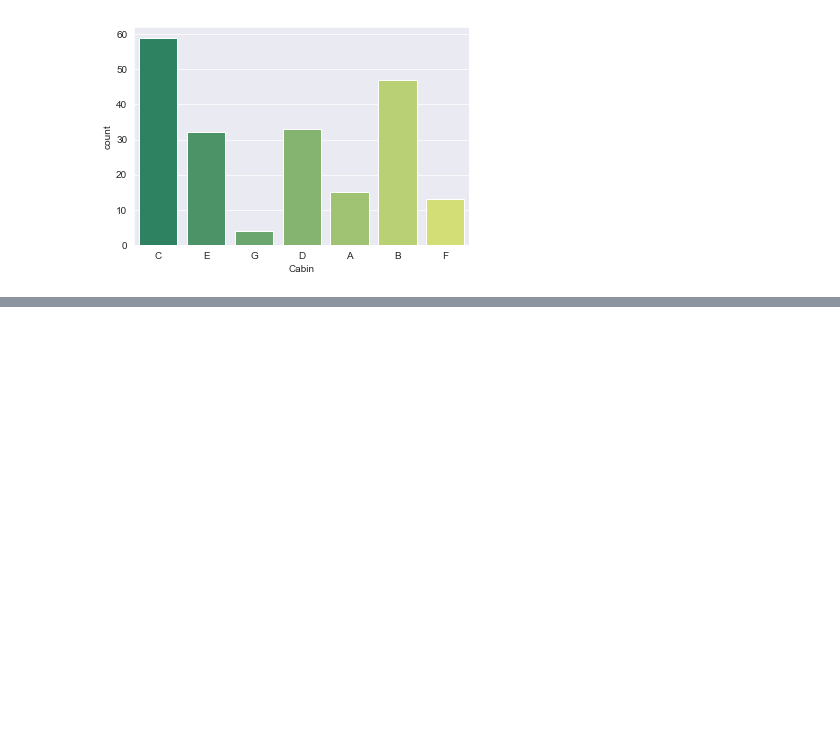
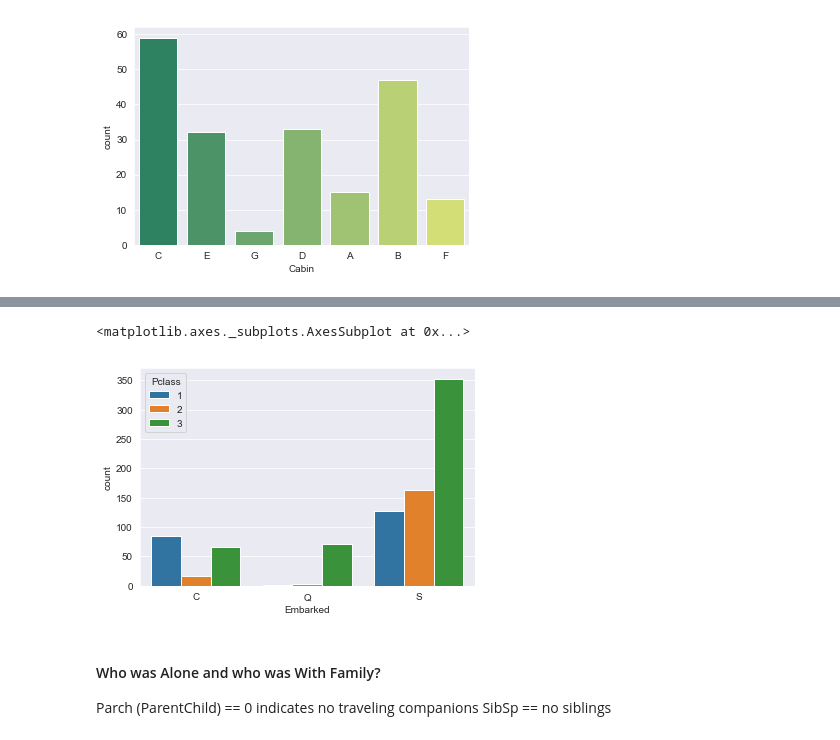
Before and after one commit to jsutch/Titanic-Kaggle, a Jupyter notebook: Kaggle Titantic Data Analysis.ipynb, the cells around one changed output, grey strips where cells are left out. Cells and saved outputs as stored; diff of their text form; code cells hidden in the pictures; blank space fills up the shorter version.

```diff
--- a/Kaggle Titantic Data Analysis.ipynb
+++ b/Kaggle Titantic Data Analysis.ipynb
@@ -224,0 +243,11 @@ sns.countplot('Cabin',data=cabindf, palette='summer')
+# %%
+#  plot with a countplot, breaking down by Class. Order by Cherboug, Queenstown, then Southampton
+sns.countplot('Embarked', data=df,hue='Pclass',order=['C','Q','S'])
+# %% [output]
+<matplotlib.axes._subplots.AxesSubplot at 0x...>
+[figure, added]
+# %% [markdown]
+#### Who was Alone and who was With Family?
+
+ Parch (ParentChild) == 0 indicates no traveling companions
+ SibSp == no siblings
```
Also changed, not shown: parts of 14 cells of this notebook.
